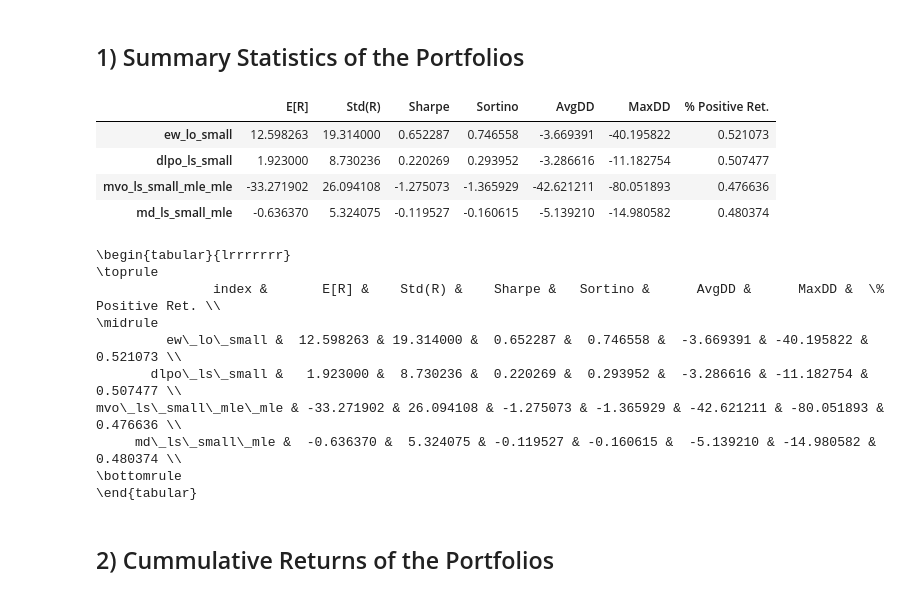
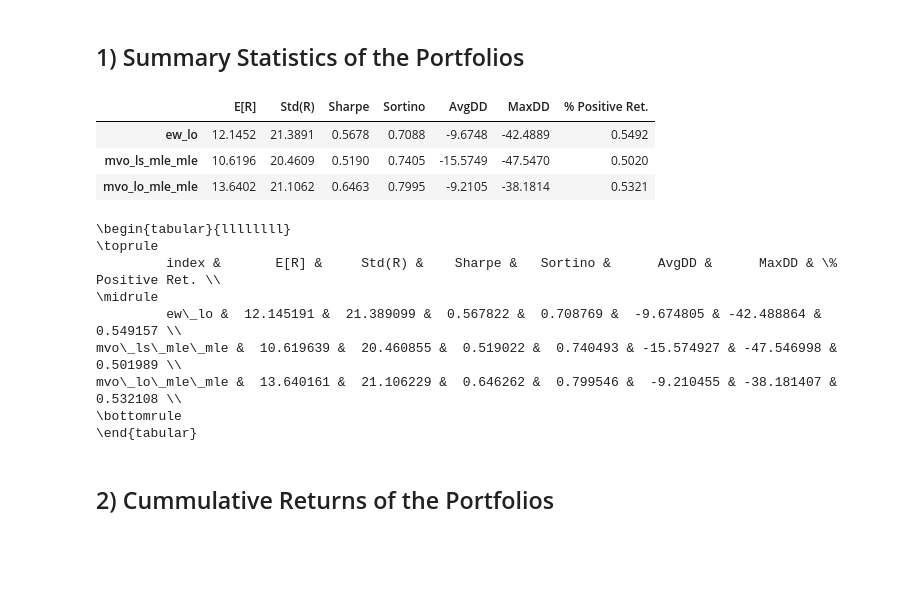
Before and after one commit to dcuoliveira/graph-portfolio-opt, a Jupyter notebook: src/results_report.ipynb, the cells around one changed output. Drawn from its saved outputs; the diff is of its cells as text; code cells hidden in the pictures; blank space fills up the shorter version.

```diff
--- a/src/results_report.ipynb
+++ b/src/results_report.ipynb
@@ -12,8 +14,12 @@ from utils.dataset_utils import aggregate_results
 plt.style.use('bmh')
 plt.rcParams['lines.linewidth'] = 1
 # %%
-model_names = ["ew_lo_small", "dlpo_ls_small", "mvo_ls_small_mle_mle", "md_ls_small_mle"]
+model_names = [
+    "ew_lo",
+    "mvo_ls_mle_mle", "mvo_lo_mle_mle",
+]
 stats_order = ["E[R]", "Std(R)", "Sharpe", "Sortino", "AvgDD", "MaxDD", "% Positive Ret."]
+vol_target = 0.2
 # %%
 all_summary = []
 
@@ -24,13 +30,30 @@ for model in model_names:
                                    "outputs",
                                    model)
 
-        summary = aggregate_results(path=output_path)
+        try:
+            summary = aggregate_results(path=output_path)
+        except:
+            print(f"Error: {model}")
+            continue
+
+        # read json
+        args = json.load(open(os.path.join(output_path, "args.json")))
+        args_df = pd.DataFrame.from_dict(args, orient="index", columns=["value"]).T
+        args_df.drop(["model_name"], axis=1, inplace=True)
+
+        for col in args_df.columns:
+            if col != 'mean_cov_estimator':
+                summary[col] = args_df[col].iloc[0]
+            else:
+                summary['mean_estimator'] = args_df[col].iloc[0]
+                summary['covariance_estimator'] = args_df[col].iloc[0]
+
 
         # compute pnl
         summary["pnl"] = summary["returns"] * summary["weights"]
 
         # add model name
-        summary["model"] = model
+        summary["id"] = model
 
         # save summary
         all_summary.append(summary)
@@ -40,32 +63,40 @@ all_summary_df = pd.concat(all_summary, axis=0)
 # %%
 
 all_stats = {}
+all_stats_des = {}
 for model in model_names:
 
-    portfolio_returns = torch.tensor(all_summary_df.loc[all_summary_df["model"] == model].groupby("date").sum()["pnl"])
-    stats = compute_summary_statistics(portfolio_returns=portfolio_returns)
+    summary_df = all_summary_df.loc[all_summary_df["id"] == model]
+
+    portfolio_returns =  summary_df.groupby("date").sum()[["pnl"]]
+    portfolio_vol = (portfolio_returns.rolling(window=252).std() * np.sqrt(252)).shift(1)
+    portfolio_returns_target = (portfolio_returns * (vol_target / portfolio_vol)).dropna()
+
+    stats = compute_summary_statistics(portfolio_returns=torch.tensor(portfolio_returns_target.values))
 
     all_stats[model] = stats
+
+    stats.update({"model": summary_df["model"].unique()[0], "estimator": summary_df["mean_estimator"].unique()[0]})
+    all_stats_des[model] = stats
 all_stats_df = pd.DataFrame(all_stats).T[stats_order]
 
-display(HTML(all_stats_df.to_html()))
+# dfi.export(all_stats_df, os.path.join(results_path, "all_stats_ls_df.png"))
+display(HTML(all_stats_df.astype(float).round(4).to_html()))
 # %% [output]
 |  | E[R] | Std(R) | Sharpe | Sortino | AvgDD | MaxDD | % Positive Ret. |
-| ew_lo_small | 12.598263 | 19.314000 | 0.652287 | 0.746558 | -3.669391 | -40.195822 | 0.521073 |
-| dlpo_ls_small | 1.923000 | 8.730236 | 0.220269 | 0.293952 | -3.286616 | -11.182754 | 0.507477 |
-| mvo_ls_small_mle_mle | -33.271902 | 26.094108 | -1.275073 | -1.365929 | -42.621211 | -80.051893 | 0.476636 |
-| md_ls_small_mle | -0.636370 | 5.324075 | -0.119527 | -0.160615 | -5.139210 | -14.980582 | 0.480374 |
+| ew_lo | 12.1452 | 21.3891 | 0.5678 | 0.7088 | -9.6748 | -42.4889 | 0.5492 |
+| mvo_ls_mle_mle | 10.6196 | 20.4609 | 0.5190 | 0.7405 | -15.5749 | -47.5470 | 0.5020 |
+| mvo_lo_mle_mle | 13.6402 | 21.1062 | 0.6463 | 0.7995 | -9.2105 | -38.1814 | 0.5321 |
 # %%
 print(all_stats_df.reset_index().to_latex(index=False))
 # %% [output]
-\begin{tabular}{lrrrrrrr}
+\begin{tabular}{llllllll}
 \toprule
-               index &       E[R] &    Std(R) &    Sharpe &   Sortino &      AvgDD &      MaxDD &  \% Positive Ret. \\
+         index &       E[R] &     Std(R) &    Sharpe &   Sortino &      AvgDD &      MaxDD & \% Positive Ret. \\
 \midrule
-         ew\_lo\_small &  12.598263 & 19.314000 &  0.652287 &  0.746558 &  -3.669391 & -40.195822 &         0.521073 \\
-       dlpo\_ls\_small &   1.923000 &  8.730236 &  0.220269 &  0.293952 &  -3.286616 & -11.182754 &         0.507477 \\
-mvo\_ls\_small\_mle\_mle & -33.271902 & 26.094108 & -1.275073 & -1.365929 & -42.621211 & -80.051893 &         0.476636 \\
-     md\_ls\_small\_mle &  -0.636370 &  5.324075 & -0.119527 & -0.160615 &  -5.139210 & -14.980582 &         0.480374 \\
+         ew\_lo &  12.145191 &  21.389099 &  0.567822 &  0.708769 &  -9.674805 & -42.488864 &        0.549157 \\
+mvo\_ls\_mle\_mle &  10.619639 &  20.460855 &  0.519022 &  0.740493 & -15.574927 & -47.546998 &        0.501989 \\
+mvo\_lo\_mle\_mle &  13.640161 &  21.106229 &  0.646262 &  0.799546 &  -9.210455 & -38.181407 &        0.532108 \\
 \bottomrule
 \end{tabular}
 # %% [markdown]
```
Also changed, not shown: parts of 8 cells of this notebook, 1 other file.
